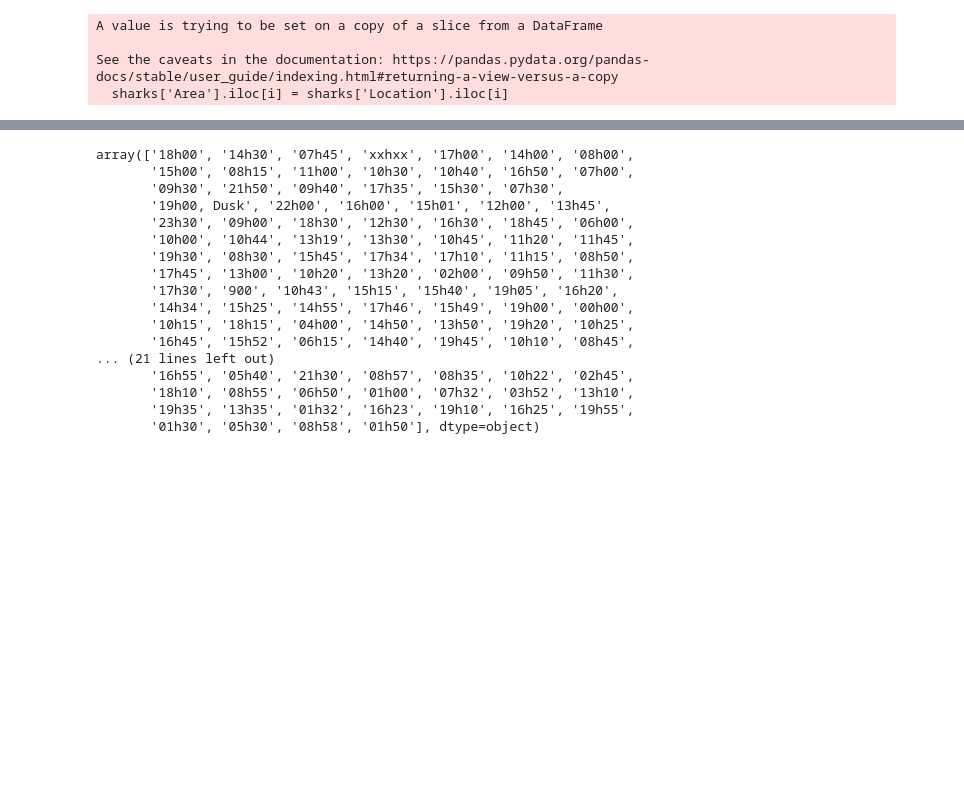
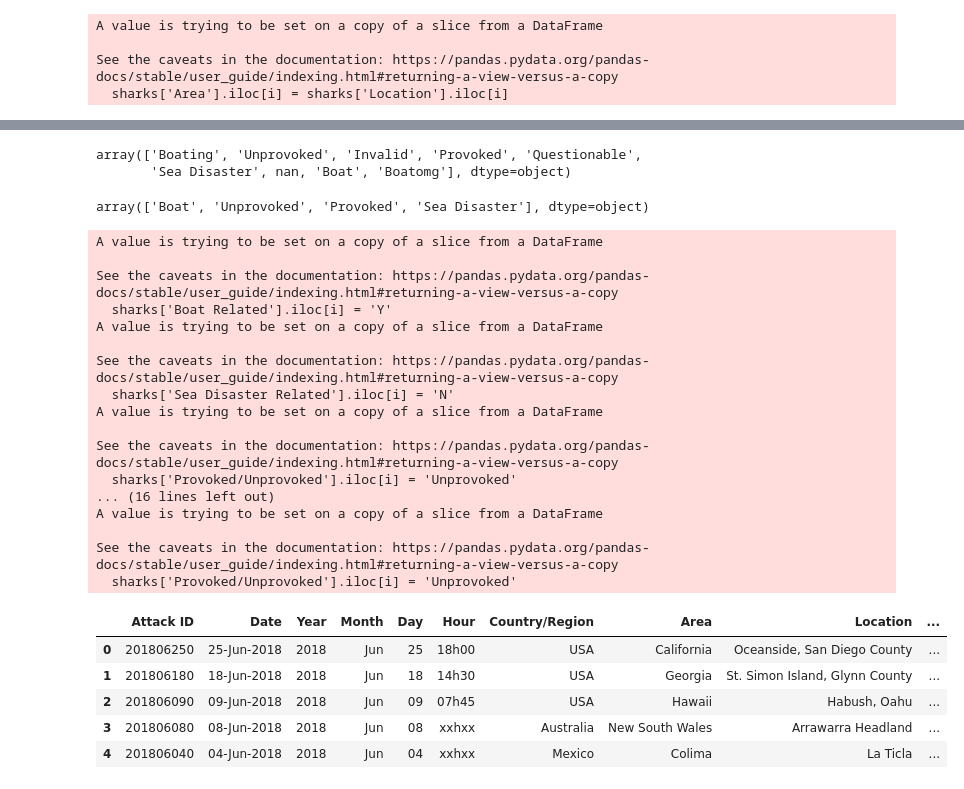
Before and after one commit to Linxx333/Data-Cleaning-Shark-Attacks, a Jupyter notebook: Jnotebooks/Cleaner.ipynb, the cells around one changed output, grey strips where cells are left out. Saved outputs shown, nothing was run; the diff lists cells and outputs as text; code cells hidden in the pictures; blank space fills up the shorter version.

```diff
--- a/Jnotebooks/Cleaner.ipynb
+++ b/Jnotebooks/Cleaner.ipynb
@@ -739,20 +803,54 @@ sharks.loc[sharks['Location']=='Carlisle Bay']
+# %%
+#Dividí (aprovechando código de más arriba) esta columna en 3 dejando provocado/no provocado, relacionado con embarcacion
+#y relacionado con un desastre marino
+pd.unique(sharks['Provoked/Unprovoked'])
+# %% [output]
+array(['Boating', 'Unprovoked', 'Invalid', 'Provoked', 'Questionable',
+       'Sea Disaster', nan, 'Boat', 'Boatomg'], dtype=object)
+# %%
+sharks['Provoked/Unprovoked'] = sharks['Provoked/Unprovoked'].replace( ['Boatomg','Boating'],'Boat')
+sharks['Provoked/Unprovoked'] = sharks['Provoked/Unprovoked'].replace( ['Questionable','Invalid',np.nan],'Unprovoked')
 # %%
-pd.unique(sharks['Hour'])
+pd.unique(sharks['Provoked/Unprovoked'])
 # %% [output]
-array(['18h00', '14h30', '07h45', 'xxhxx', '17h00', '14h00', '08h00',
-       '15h00', '08h15', '11h00', '10h30', '10h40', '16h50', '07h00',
-       '09h30', '21h50', '09h40', '17h35', '15h30', '07h30',
-       '19h00, Dusk', '22h00', '16h00', '15h01', '12h00', '13h45',
-       '23h30', '09h00', '18h30', '12h30', '16h30', '18h45', '06h00',
-       '10h00', '10h44', '13h19', '13h30', '10h45', '11h20', '11h45',
-       '19h30', '08h30', '15h45', '17h34', '17h10', '11h15', '08h50',
-       '17h45', '13h00', '10h20', '13h20', '02h00', '09h50', '11h30',
-       '17h30', '900', '10h43', '15h15', '15h40', '19h05', '16h20',
-       '14h34', '15h25', '14h55', '17h46', '15h49', '19h00', '00h00',
-       '10h15', '18h15', '04h00', '14h50', '13h50', '19h20', '10h25',
-       '16h45', '15h52', '06h15', '14h40', '19h45', '10h10', '08h45',
-... (21 lines left out)
-       '16h55', '05h40', '21h30', '08h57', '08h35', '10h22', '02h45',
-       '18h10', '08h55', '06h50', '01h00', '07h32', '03h52', '13h10',
-       '19h35', '13h35', '01h32', '16h23', '19h10', '16h25', '19h55',
-       '01h30', '05h30', '08h58', '01h50'], dtype=object)
+array(['Boat', 'Unprovoked', 'Provoked', 'Sea Disaster'], dtype=object)
+# %%
+#Relleno las nuevas columnas de barco y desastre marino involucrados a la par que relleno la de provocado o no
+#con no provocado pues porcentualmente la gran mayoría de ataques no lo son
+for i in range(len(sharks['Provoked/Unprovoked'])):
+    if sharks['Provoked/Unprovoked'].iloc[i] == 'Sea Disaster':
+        sharks['Sea Disaster Related'].iloc[i] = 'Y'
+        sharks['Boat Related'].iloc[i] = 'N'
+        sharks['Provoked/Unprovoked'].iloc[i] = 'Unprovoked'
+    elif sharks['Provoked/Unprovoked'].iloc[i] == 'Boat':
+        sharks['Boat Related'].iloc[i] = 'Y'
+        sharks['Sea Disaster Related'].iloc[i] = 'N'
+        sharks['Provoked/Unprovoked'].iloc[i] = 'Unprovoked'
+    elif sharks['Provoked/Unprovoked'].iloc[i] == 'Provoked' or sharks['Provoked/Unprovoked'].iloc[i] == 'Unprovoked':
+        sharks['Sea Disaster Related'].iloc[i] = 'N'
+        sharks['Boat Related'].iloc[i] = 'N'
+sharks.head()
+# %% [output]
+A value is trying to be set on a copy of a slice from a DataFrame
+
+See the caveats in the documentation: https://pandas.pydata.org/pandas-docs/stable/user_guide/indexing.html#returning-a-view-versus-a-copy
+  sharks['Boat Related'].iloc[i] = 'Y'
+A value is trying to be set on a copy of a slice from a DataFrame
+
+See the caveats in the documentation: https://pandas.pydata.org/pandas-docs/stable/user_guide/indexing.html#returning-a-view-versus-a-copy
+  sharks['Sea Disaster Related'].iloc[i] = 'N'
+A value is trying to be set on a copy of a slice from a DataFrame
+
+See the caveats in the documentation: https://pandas.pydata.org/pandas-docs/stable/user_guide/indexing.html#returning-a-view-versus-a-copy
+  sharks['Provoked/Unprovoked'].iloc[i] = 'Unprovoked'
+... (16 lines left out)
+A value is trying to be set on a copy of a slice from a DataFrame
+
+See the caveats in the documentation: https://pandas.pydata.org/pandas-docs/stable/user_guide/indexing.html#returning-a-view-versus-a-copy
+  sharks['Provoked/Unprovoked'].iloc[i] = 'Unprovoked'
+|  | Attack ID | Date | Year | Month | Day | Hour | Country/Region | Area | Location | ... |
+| 0 | 201806250 | 25-Jun-2018 | 2018 | Jun | 25 | 18h00 | USA | California | Oceanside, San Diego County | ... |
+| 1 | 201806180 | 18-Jun-2018 | 2018 | Jun | 18 | 14h30 | USA | Georgia | St. Simon Island, Glynn County | ... |
+| 2 | 201806090 | 09-Jun-2018 | 2018 | Jun | 09 | 07h45 | USA | Hawaii | Habush, Oahu | ... |
+| 3 | 201806080 | 08-Jun-2018 | 2018 | Jun | 08 | xxhxx | Australia | New South Wales | Arrawarra Headland | ... |
+| 4 | 201806040 | 04-Jun-2018 | 2018 | Jun | 04 | xxhxx | Mexico | Colima | La Ticla | ... |
```
Also changed, not shown: parts of 21 cells of this notebook.
